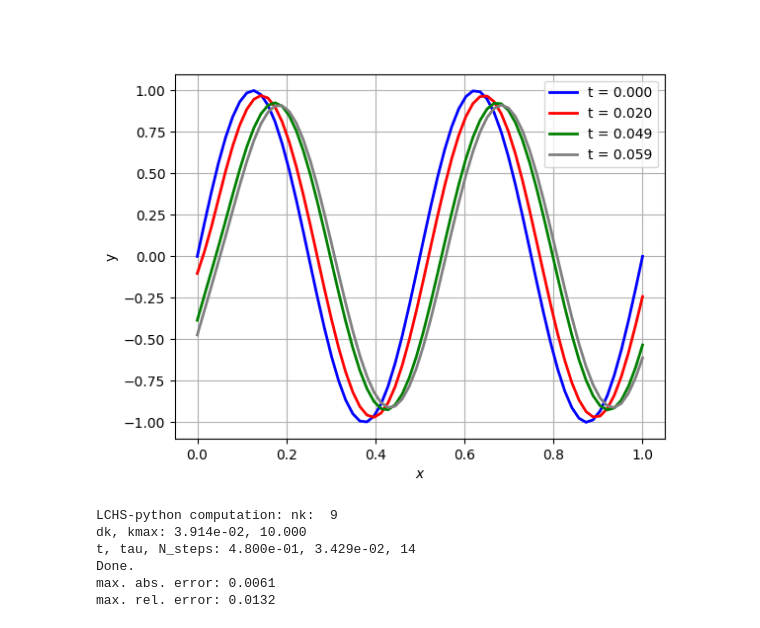
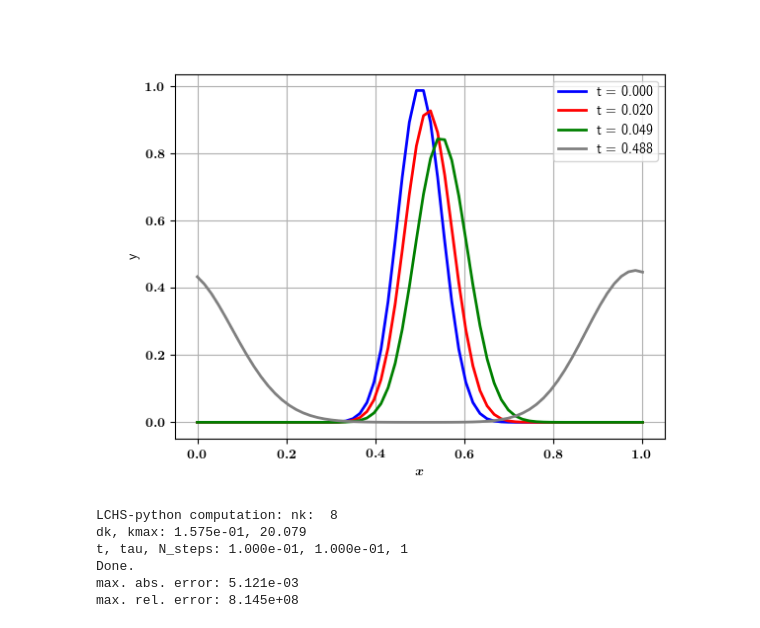
Before and after one commit to QuCF/scripts-py, a Jupyter notebook: jupyter-notebooks/NL/DC-equ.ipynb, the cells around one changed output. Saved outputs shown, nothing was run; the diff lists cells and outputs as text; code cells hidden in the pictures.

```diff
--- a/jupyter-notebooks/NL/DC-equ.ipynb
+++ b/jupyter-notebooks/NL/DC-equ.ipynb
@@ -81,7 +109,7 @@ mix.reload_module(mix)
 mix.reload_module(LCHS)
 
 flag_RG = True
-flag_init_sin = True
+flag_init_sin = False
 
 nx, nt = 6, 12
 xmax, tmax = 1.0, 2.0
@@ -97,7 +125,7 @@ dt = np.diff(t)[0]
 dx = np.diff(x)[0]
 
 print("v\t {:0.1f}".format(v))
-print("D\t {:0.1f}".format(D))
+print("D\t {:0.1e}".format(D))
 print("Nx\t {:d}".format(Nx))
 print("Nt\t {:d}".format(Nt))
 
@@ -115,10 +143,12 @@ y = np.zeros((Nt, Nx))
 Lw = 0.5*xmax
 kw = 2.*np.pi / Lw
 
+width_init = None
 if flag_init_sin:
     y[0,:] = np.sin(kw * x)
 else:
-    y[0,:] = np.exp( - (x - xmax/2.)**2/(2. * 0.05**2))
+    width_init = 0.05
+    y[0,:] = np.exp( - (x - xmax/2.)**2/(2. * width_init**2))
 
 fig = plt.figure()
 ax = fig.add_subplot(111)
@@ -161,6 +191,8 @@ Ah_, Aa_ = mix.get_herm_aherm_parts(A_)
 _, norm_Ah_, _ = mix.compute_normalized_matrix(Ah_, "Ah", True)
 _, norm_Aa_, _ = mix.compute_normalized_matrix(Aa_, "Aa", True)
 
+print("Aa.Ah - Ah.Aa: {:20.3e}".format(np.max(Ah_.dot(Aa_) - Aa_.dot(Ah_))))
+
 # --- initial state ---
 psi_init = y[0,:]
 # %% [output]
@@ -239,44 +278,45 @@ del t1
 # %%
 # ------------------------------------------------------------------
 # --- Plotting the wave at various time moments ---
 # ------------------------------------------------------------------
 # t_moments = [0, 10, 20]
-t_moments = [0, 40, 100, 120]
+t_moments = [0, 40, 100, 1000]
 
 fig = plt.figure()
 ax = fig.add_subplot(111)
 for it in range(len(t_moments)):
     id_t = t_moments[it]
     ax.plot(
         x, y[id_t, :],
         color=colors_[it], linewidth = 2, linestyle='-',
         label = "t = {:0.3f}".format(t[id_t])
     )
 plt.xlabel('$x$')
 plt.ylabel("y")
 ax.legend()
 plt.grid(True)
 plt.show()
 # %% [output]
-[figure, old version]
+[figure, new version]
 # %%
 # --------------------------------------------------------
 # --- LCHS python simulation ---
 # --------------------------------------------------------
 mix.reload_module(mix)
+mix.reload_module(kvn)
 mix.reload_module(LCHS)
 
 def computation_LCHS_py():
-    t_LCHS = 0.5
+    t_LCHS = 0.1
 
-    n_dk, coef_trot = 4, 100.0
+    n_dk, coef_trot = 2, 100.0
 
     #      for n_dk = 0
     # *** nk = 4  --> kmax = 5 ***
     # *** nk = 5  --> kmax = 10 ***
     # *** nk = 6  --> kmax = 20 ***
     # *** nk = 7  --> kmax = 40 ***
-    nk = 5 + n_dk
+    nk = 6 + n_dk
 
     # ---------------------
     Nk = 1<<nk
@@ -291,8 +331,12 @@ def computation_LCHS_py():
     k_grid = np.linspace(-k_max_py, k_max_py, Nk)
     print("dk, kmax: {:0.3e}, {:0.3f}".format(dk, k_max_py))
 
-    tau, N_steps = LCHS.get_trot(norm_Ah_, norm_Aa_, t_LCHS, coef_trot, k_max_py)
-    t_LCHS = tau * N_steps # correct the time moment for the LCHS
+    # tau, N_steps = LCHS.get_trot(norm_Ah_, norm_Aa_, t_LCHS, coef_trot, k_max_py)
+    # t_LCHS = tau * N_steps # correct the time moment for the LCHS
+
+    N_steps = 1
+    tau = t_LCHS / N_steps
+
     print("t, tau, N_steps: {:0.3e}, {:0.3e}, {:d}".format(t_LCHS, tau, N_steps))
 
     psi_LCHS_py = kvn.LCHS_computation(
@@ -302,10 +346,14 @@ def computation_LCHS_py():
         flag_print = False
     )
     print("Done.")
-    return psi_LCHS_py, t_LCHS
+
+    # --- Form a string to save data ---
+    str_save_t = "t{:d}".format(int(10 * t_LCHS))
+    str_save_pyLCHS = "kmax{:d}_dk{:d}".format(int(k_max_py), int(1000*dk))
+    return psi_LCHS_py, t_LCHS, str_save_t, str_save_pyLCHS
 # ------------------------------------------------------------------------
 
-psi_LCHS_py_, t_LCHS_ = computation_LCHS_py()
+psi_LCHS_py_, t_LCHS_ , str_save_t_, str_save_pyLCHS_ = computation_LCHS_py()
 
 # --- interpolate reference simulations ---
 y_interp = np.zeros(Nx)
@@ -315,12 +363,12 @@ for ix in range(Nx):
 # --- maximum error ---
 max_abs_err = np.max(np.abs(y_interp - psi_LCHS_py_))
 max_rel_err = np.max(np.abs(y_interp - psi_LCHS_py_) / np.abs(y_interp))
-print("max. abs. error: {:0.3}".format(max_abs_err))
-print("max. rel. error: {:0.3}".format(max_rel_err))
+print("max. abs. error: {:0.3e}".format(max_abs_err))
+print("max. rel. error: {:0.3e}".format(max_rel_err))
 # %% [output]
-LCHS-python computation: nk:  9
-dk, kmax: 3.914e-02, 10.000
-t, tau, N_steps: 4.800e-01, 3.429e-02, 14
+LCHS-python computation: nk:  8
+dk, kmax: 1.575e-01, 20.079
+t, tau, N_steps: 1.000e-01, 1.000e-01, 1
 Done.
-max. abs. error: 0.0061
-max. rel. error: 0.0132
+max. abs. error: 5.121e-03
+max. rel. error: 8.145e+08
```
Also changed, not shown: parts of 16 cells of this notebook, 59 other files.
